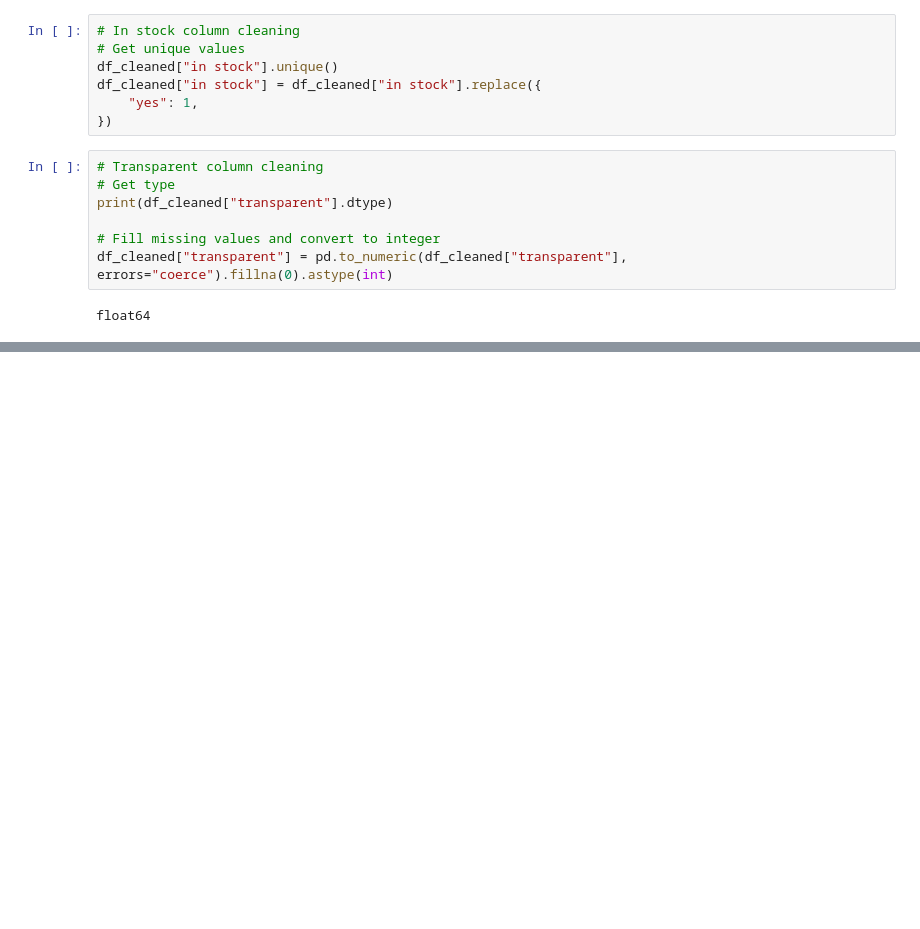
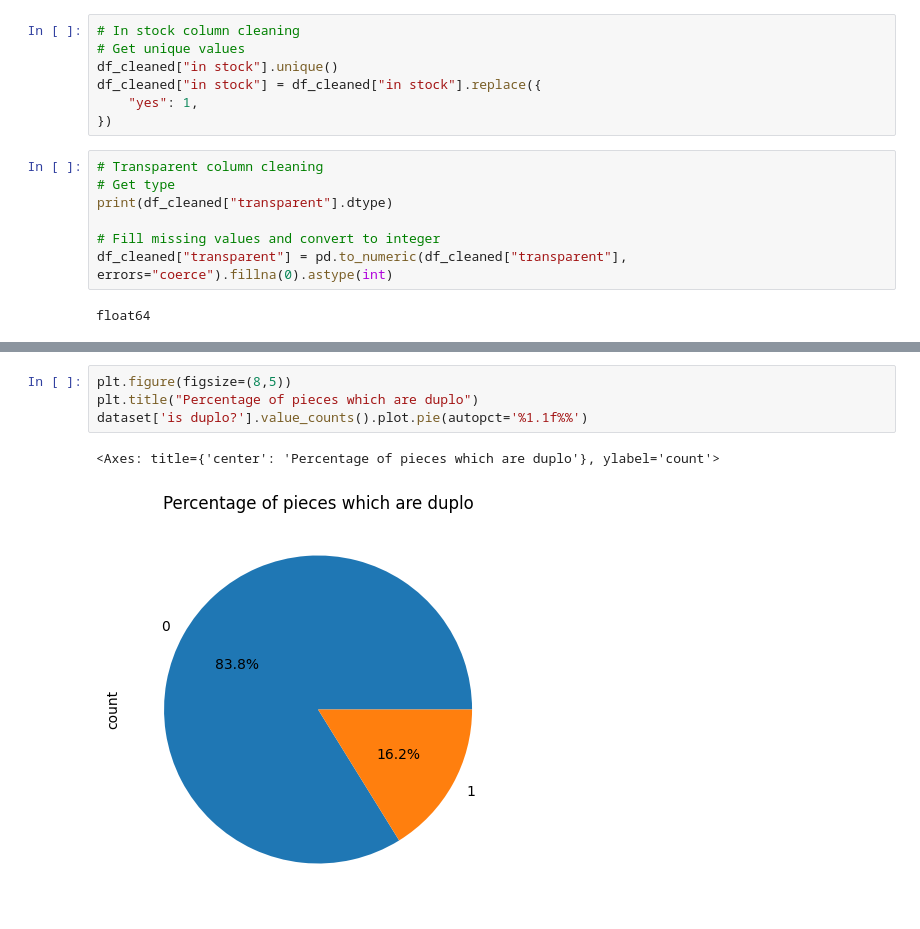
Before and after one commit to kellymegan/ASDA_2025_Group_2_Portfolio_, a Jupyter notebook: notebooks/week_03_group_2_report_Megan.ipynb, the cells around one changed output, grey strips where cells are left out. Drawn from its saved outputs; the diff is of its cells as text; blank space fills up the shorter version.

```diff
--- a/notebooks/week_03_group_2_report_Megan.ipynb
+++ b/notebooks/week_03_group_2_report_Megan.ipynb
@@ -287,0 +319,7 @@ float64
+# %%
+plt.figure(figsize=(8,5))
+plt.title("Percentage of pieces which are duplo")
+dataset['is duplo?'].value_counts().plot.pie(autopct='%1.1f%%')
+# %% [output]
+<Axes: title={'center': 'Percentage of pieces which are duplo'}, ylabel='count'>
+[figure, added]
```
Also changed, not shown: parts of 12 cells of this notebook.
